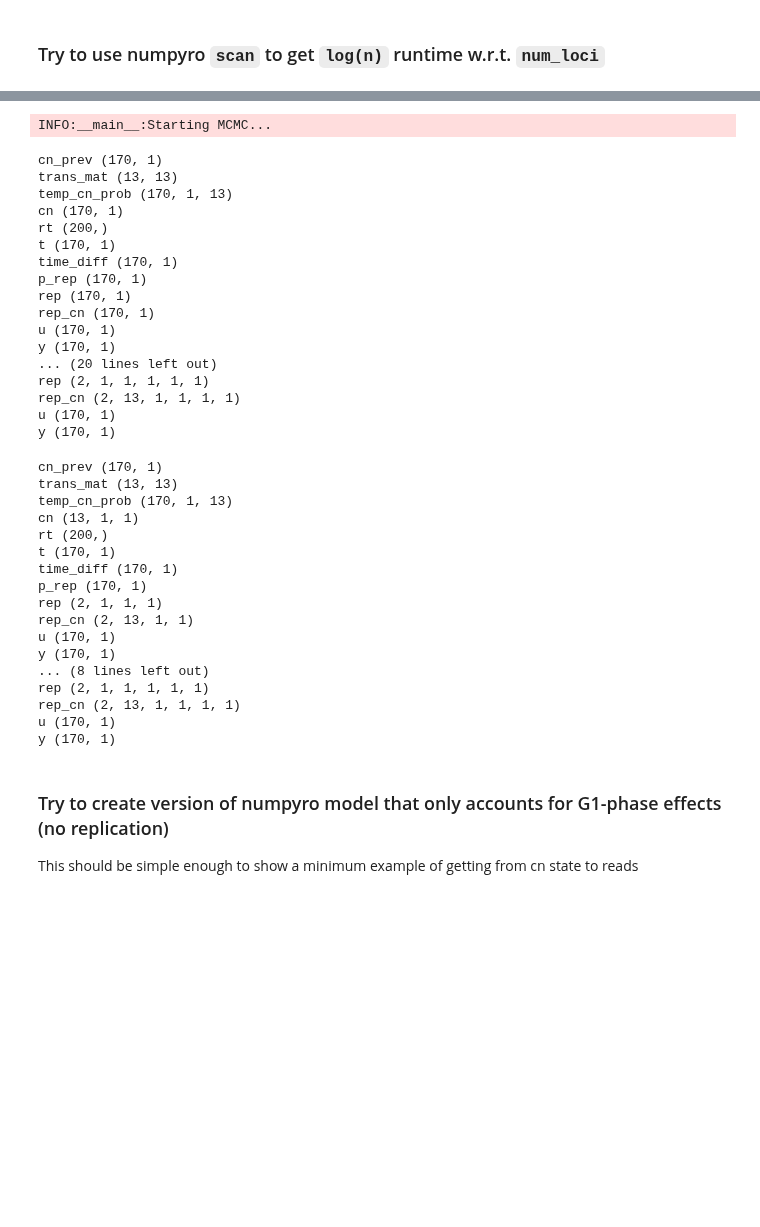
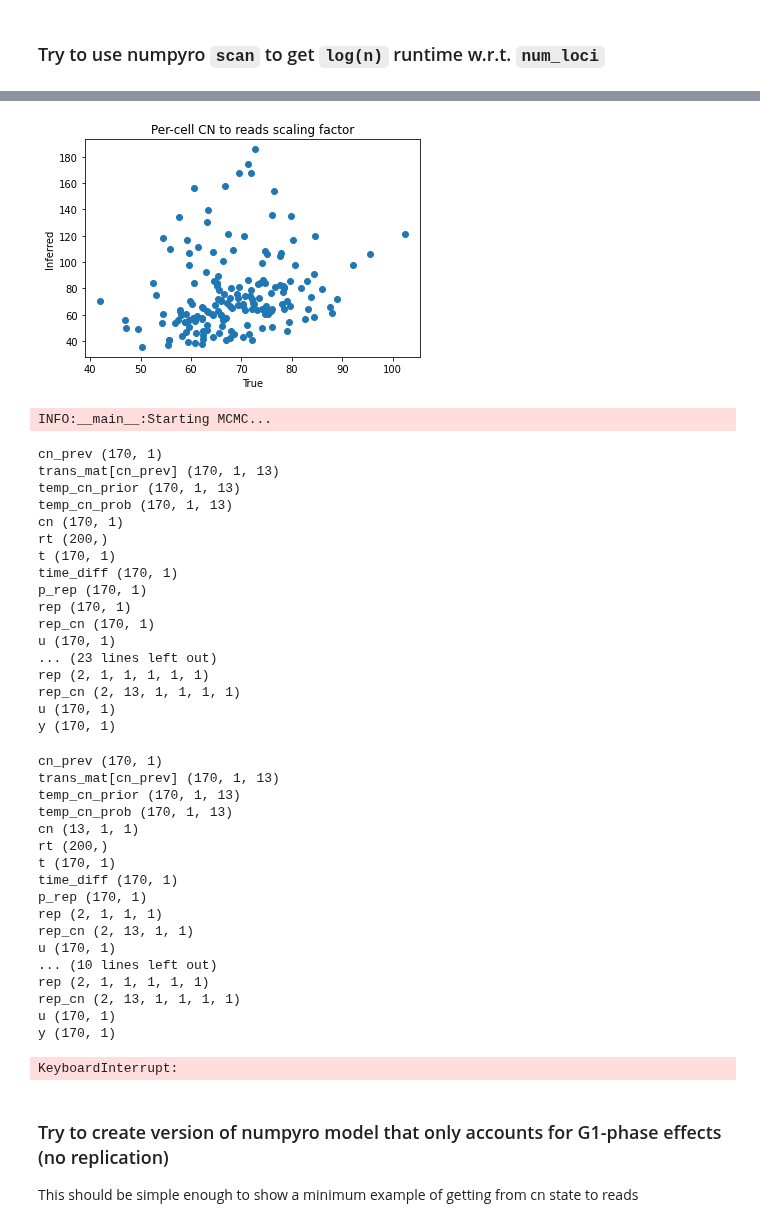
Before and after one commit to shahcompbio/scdna_replication_tools, a Jupyter notebook: notebooks/numpyro_simulate_s_runtime.ipynb, the cells around one changed output, grey strips where cells are left out. Drawn from its saved outputs; the diff is of its cells as text; code cells hidden in the pictures; blank space fills up the shorter version.

```diff
--- a/notebooks/numpyro_simulate_s_runtime.ipynb
+++ b/notebooks/numpyro_simulate_s_runtime.ipynb
@@ -909,9 +898,18 @@ SVIRunResult(params={'expose_a_auto_loc': DeviceArray([9.323891], dtype=float32)
+# %%
+plt.scatter(u, samples['expose_u'])
+plt.xlabel('True')
+plt.ylabel('Inferred')
+plt.title('Per-cell CN to reads scaling factor')
+plt.show()
+# %% [output]
+[figure, added]
 # %%
-mcmc_results = run_numpyro_model(model_1, numpyro_data_dict, inference='mcmc')
+mcmc_results = run_numpyro_model(model_1, numpyro_data_dict, inference='mcmc', num_samples=100, num_warmup=50)
 # %% [output]
 INFO:__main__:Starting MCMC...
 cn_prev (170, 1)
-trans_mat (13, 13)
+trans_mat[cn_prev] (170, 1, 13)
+temp_cn_prior (170, 1, 13)
 temp_cn_prob (170, 1, 13)
 cn (170, 1)
 rt (200,)
@@ -921,14 +919,14 @@ p_rep (170, 1)
 rep (170, 1)
 rep_cn (170, 1)
 u (170, 1)
-y (170, 1)
-... (20 lines left out)
+... (23 lines left out)
 rep (2, 1, 1, 1, 1, 1)
 rep_cn (2, 13, 1, 1, 1, 1)
 u (170, 1)
 y (170, 1)
 cn_prev (170, 1)
-trans_mat (13, 13)
+trans_mat[cn_prev] (170, 1, 13)
+temp_cn_prior (170, 1, 13)
 temp_cn_prob (170, 1, 13)
 cn (13, 1, 1)
 rt (200,)
@@ -938,12 +936,12 @@ p_rep (170, 1)
 rep (2, 1, 1, 1)
 rep_cn (2, 13, 1, 1)
 u (170, 1)
-y (170, 1)
-... (8 lines left out)
+... (10 lines left out)
 rep (2, 1, 1, 1, 1, 1)
 rep_cn (2, 13, 1, 1, 1, 1)
 u (170, 1)
 y (170, 1)
+KeyboardInterrupt:
 # %% [markdown]
 ### Try to create version of numpyro model that only accounts for G1-phase effects (no replication)
 This should be simple enough to show a minimum example of getting from cn state to reads
```
Also changed, not shown: parts of 14 cells of this notebook.
